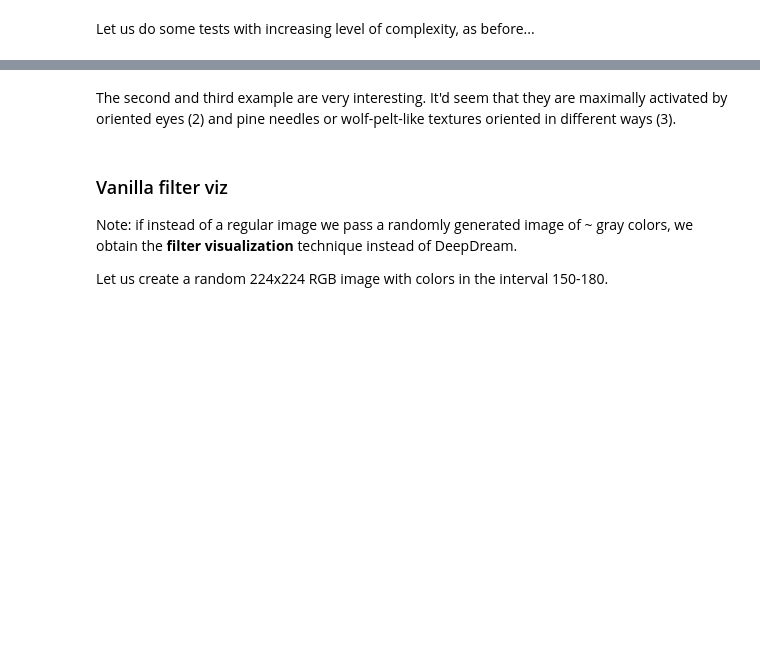
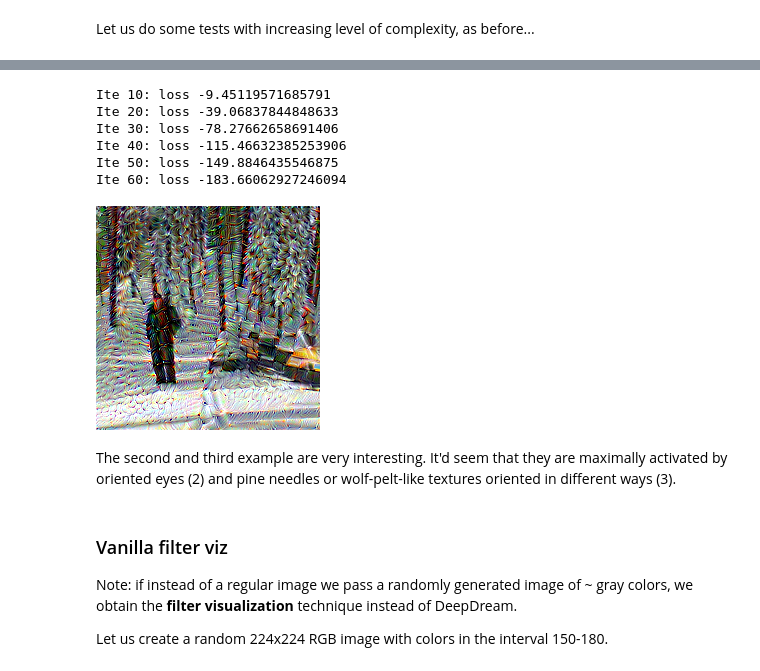
Before and after one commit to ansuini/DSSC_DL_2022, a Jupyter notebook: labs/08-feature-viz.ipynb, the cells around one changed output, grey strips where cells are left out. Drawn from its saved outputs; the diff is of its cells as text; code cells hidden in the pictures; blank space fills up the shorter version.

```diff
--- a/labs/08-feature-viz.ipynb
+++ b/labs/08-feature-viz.ipynb
@@ -387,6 +480,14 @@ tensor2img(transform_vgg, dreams_vgg[4].detach().clone())
 # %%
 dreams_vgg = deep_dream(imgg.clone(), 60, vgg19, vgg19[23], num_filter=60, ite_interm_store=10)
-tensor2img(transform_vgg, dreams_vgg[-1].detach().clone())
+tensor2img(transform, dreams_vgg[-1].detach().clone())
+# %% [output]
+Ite 10: loss -9.45119571685791
+Ite 20: loss -39.06837844848633
+Ite 30: loss -78.27662658691406
+Ite 40: loss -115.46632385253906
+Ite 50: loss -149.8846435546875
+Ite 60: loss -183.66062927246094
+[figure, added]
 # %% [markdown]
 The second and third example are very interesting. It'd seem that they are maximally activated by oriented eyes (2) and pine needles or wolf-pelt-like textures oriented in different ways (3).
 # %% [markdown]
```
Also changed, not shown: parts of 31 cells of this notebook, 1 other file.
